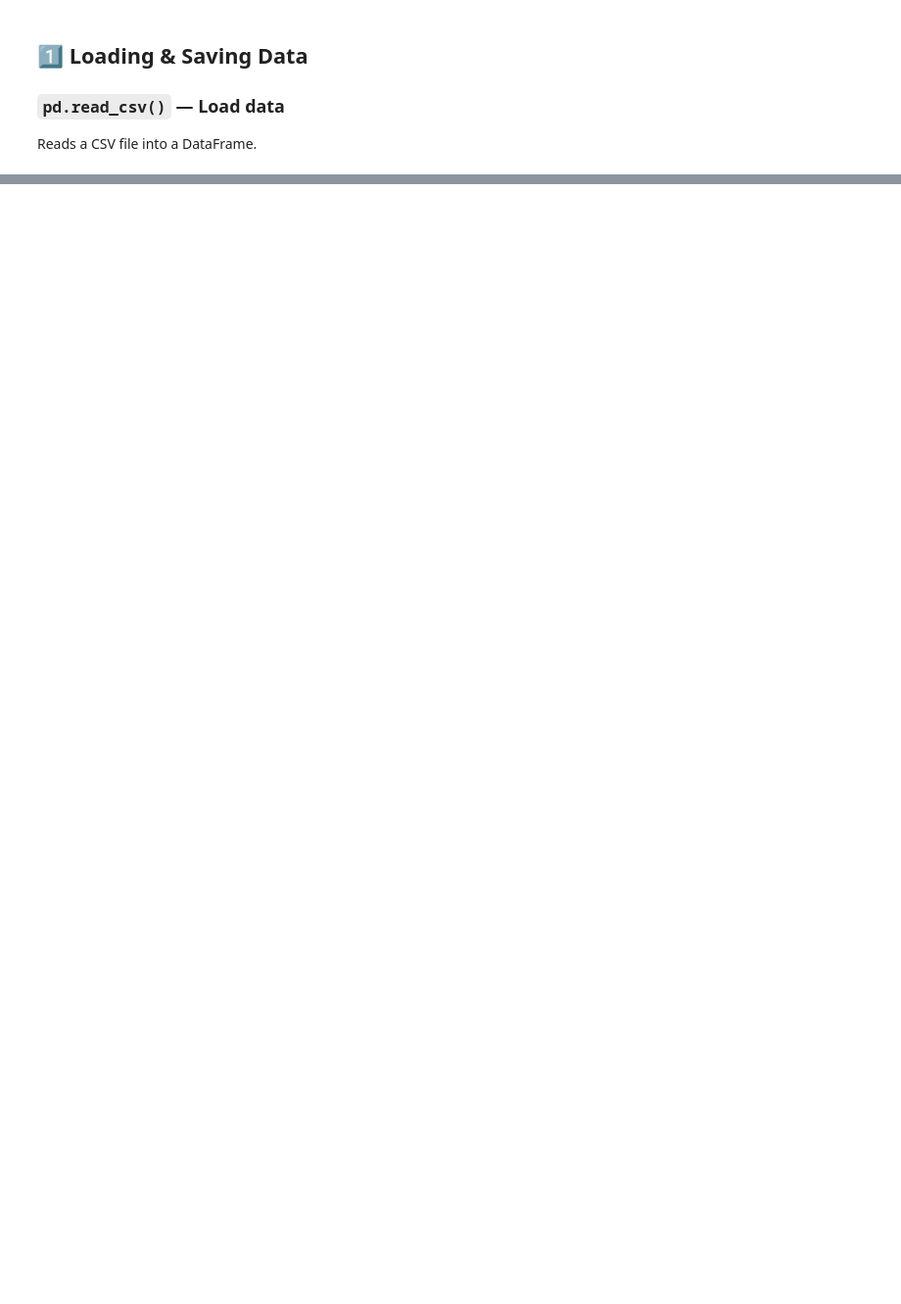
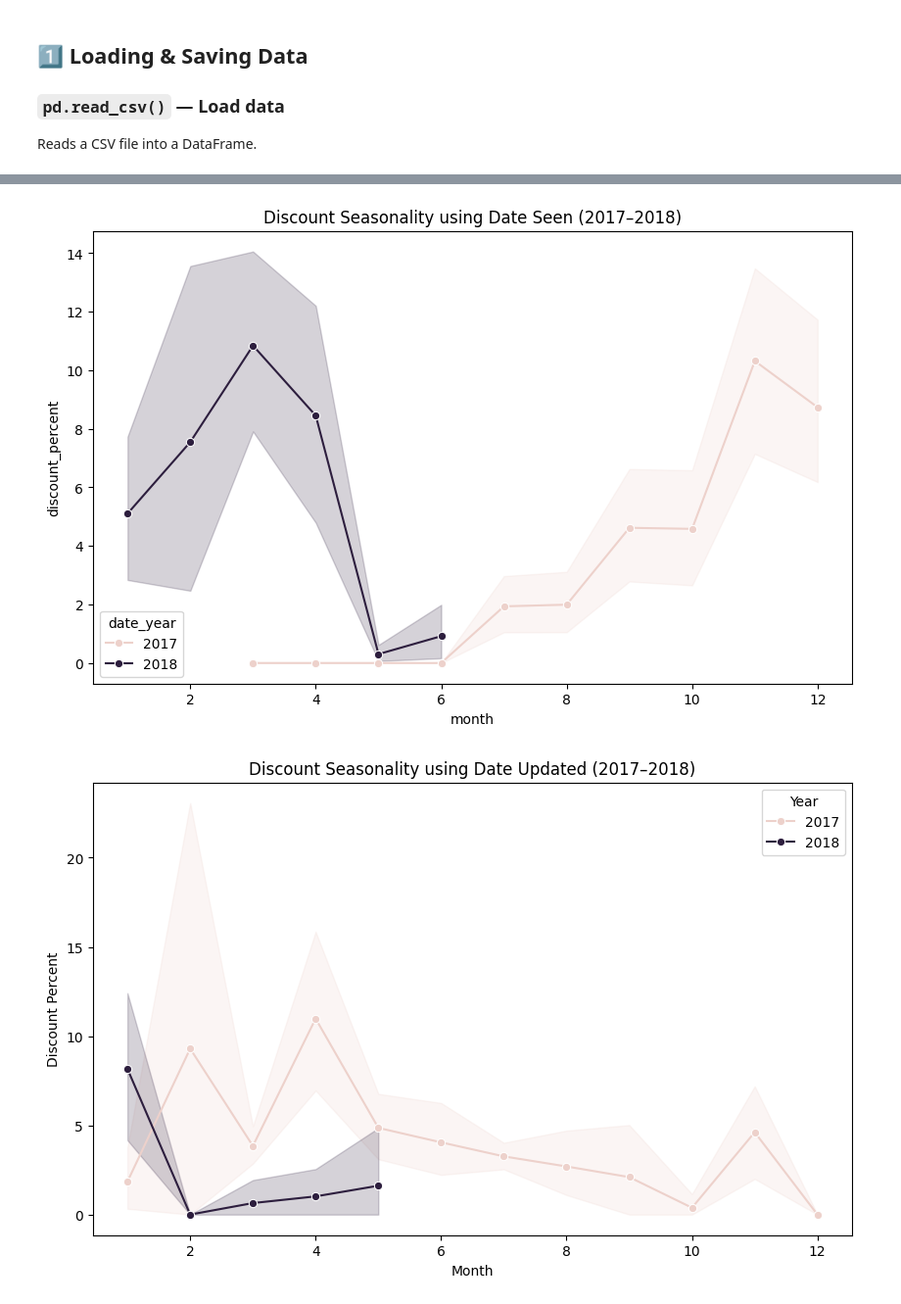
Before and after one commit to dealcatcher/jupyter-lab-models, a Jupyter notebook: sarima.ipynb, the cells around one changed output, grey strips where cells are left out. Shown at 98% size. Cells and saved outputs as stored; diff of their text form; code cells hidden in the pictures; blank space fills up the shorter version.

```diff
--- a/sarima.ipynb
+++ b/sarima.ipynb
@@ -270,0 +157,6 @@ plt.show()
+# %%
+### Seasonlality Analysis
+
+## 1. We will check the seasonality of the products in the dataset by analyzing the prices over time.
+df["prices.dateSeen"] = pd.to_datetime(df["prices.dateSeen"], errors="coerce")
+df["discount_percent"] = ((df["prices.amountMax"] - df["prices.amountMin"]) / df["prices.amountMax"]) * 100
@@ -270,0 +180,38 @@ plt.show()
+# %%
+# we will remove the the year 2014 and 2015 from the dataset as they have very less data points and we will focus on the years 2017 and 2018 for our seasonality analysis.
+
+
+## here we will change the data from the electronics dataset to only include the years 2017 and 2018 for the date seen, date updated and date added columns as they have more data points and we will focus on these years for our seasonality analysis.
+df = df[df["updated_year"].isin([2017, 2018])]
+df = df[df["date_year"].isin([2017, 2018])]
+df = df[df["added_year"].isin([2017, 2018])]
+
+df["month"] = df["date"].dt.month
+plt.figure(figsize=(10, 6))
+
+sns.lineplot(data=df, x="month", y="discount_percent", hue="date_year", marker="o")
+plt.title("Discount Seasonality using Date Seen (2017–2018)")
+plt.show()
+
+
+##
+df_added = df.copy()
+df_added["month"] = df_added["dateAdded"].dt.month
+
+plt.figure(figsize=(10, 6))
+sns.lineplot(
+    data=df_added,
+    x="month",
+    y="discount_percent",
+    hue="added_year",
+    marker="o"
+)
+
+plt.title("Discount Seasonality using Date Updated (2017–2018)")
+plt.xlabel("Month")
+plt.ylabel("Discount Percent")
+plt.legend(title="Year")
+plt.show()
+# %% [output]
+[figure, added]
+[figure, added]
```
Also changed, not shown: parts of 40 cells of this notebook, 2 other files.
